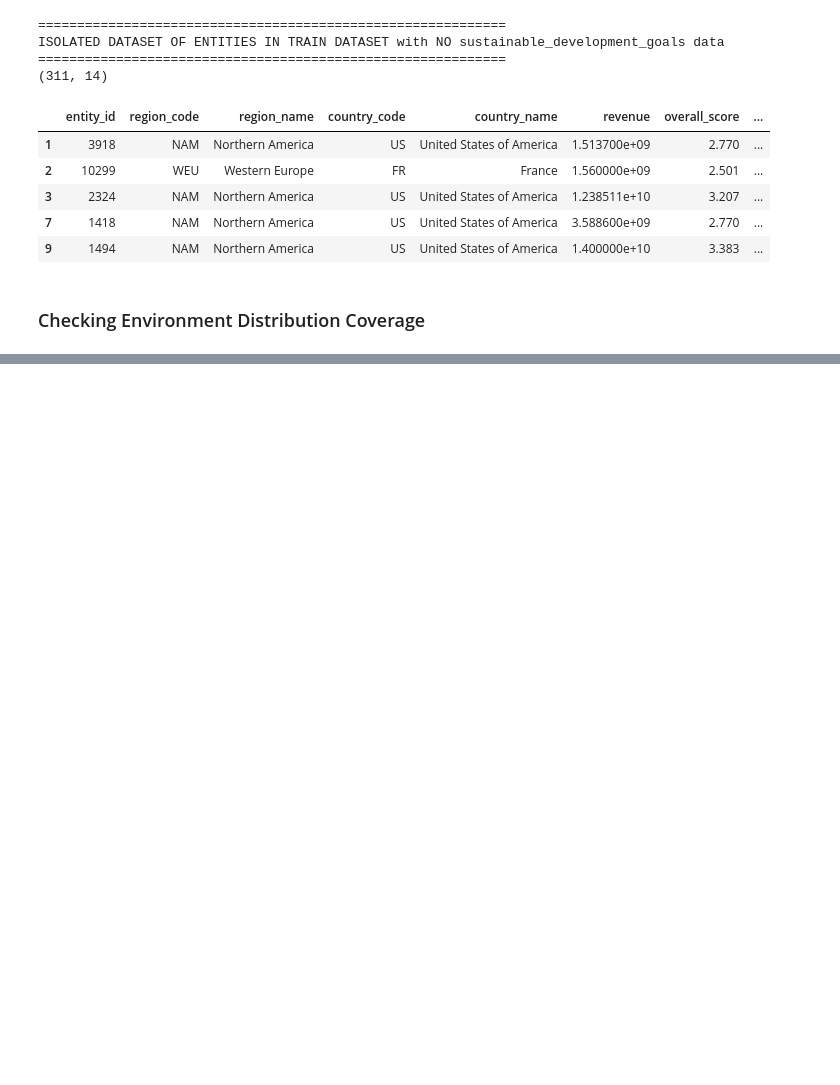
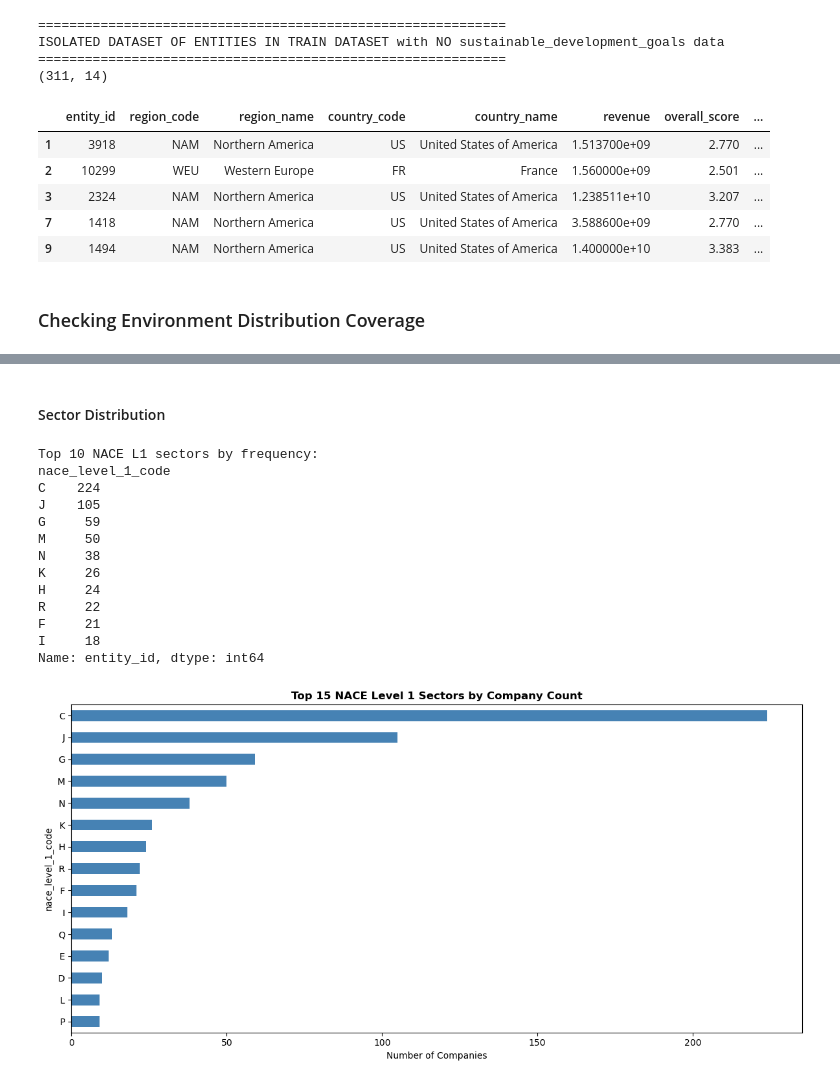
Before and after one commit to alanchen8647/fitch-codeathon2025, a Jupyter notebook: Group1.ipynb, the cells around one changed output, grey strips where cells are left out. Cells and saved outputs as stored; diff of their text form; code cells hidden in the pictures; blank space fills up the shorter version.

Commit message:
Update Group1.ipynb with latest changes from Siying branch

```diff
--- a/Group1.ipynb
+++ b/Group1.ipynb
@@ -795,0 +887,31 @@ TRAIN dataset:
+# %% [markdown]
+#### Sector Distribution
+# %%
+# Most common NACE L1 sectors
+print("\nTop 10 NACE L1 sectors by frequency:")
+l1_freq = revenue_distribution_by_sector_df.groupby('nace_level_1_code')['entity_id'].nunique().sort_values(ascending=False)
+print(l1_freq.head(10))
+
+# Visualize
+plt.figure(figsize=(12, 6))
+l1_freq.head(15).plot(kind='barh', color='steelblue')
+plt.xlabel('Number of Companies')
+plt.title('Top 15 NACE Level 1 Sectors by Company Count', fontweight='bold')
+plt.gca().invert_yaxis()
+plt.tight_layout()
+plt.show()
+# %% [output]
+Top 10 NACE L1 sectors by frequency:
+nace_level_1_code
+C    224
+J    105
+G     59
+M     50
+N     38
+K     26
+H     24
+R     22
+F     21
+I     18
+Name: entity_id, dtype: int64
+[figure, added]
```
Also changed, not shown: parts of 47 cells of this notebook.
